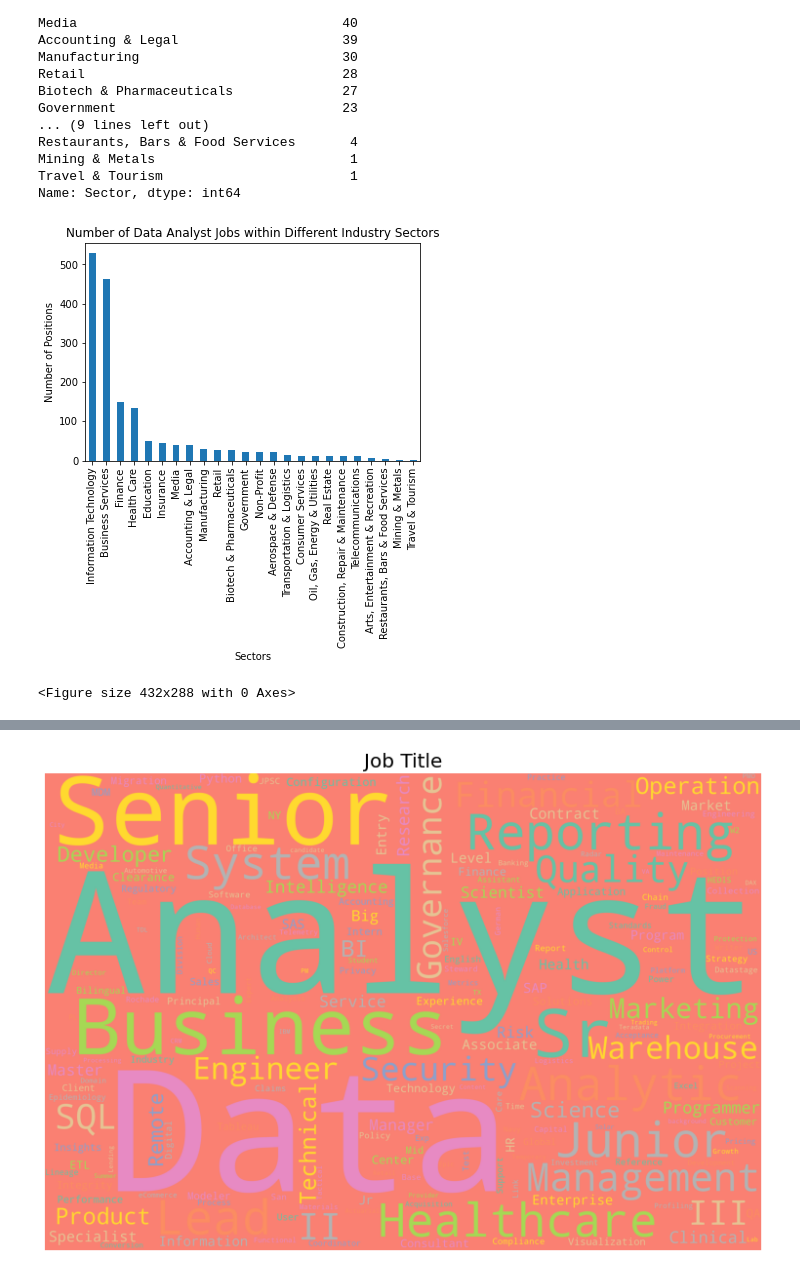
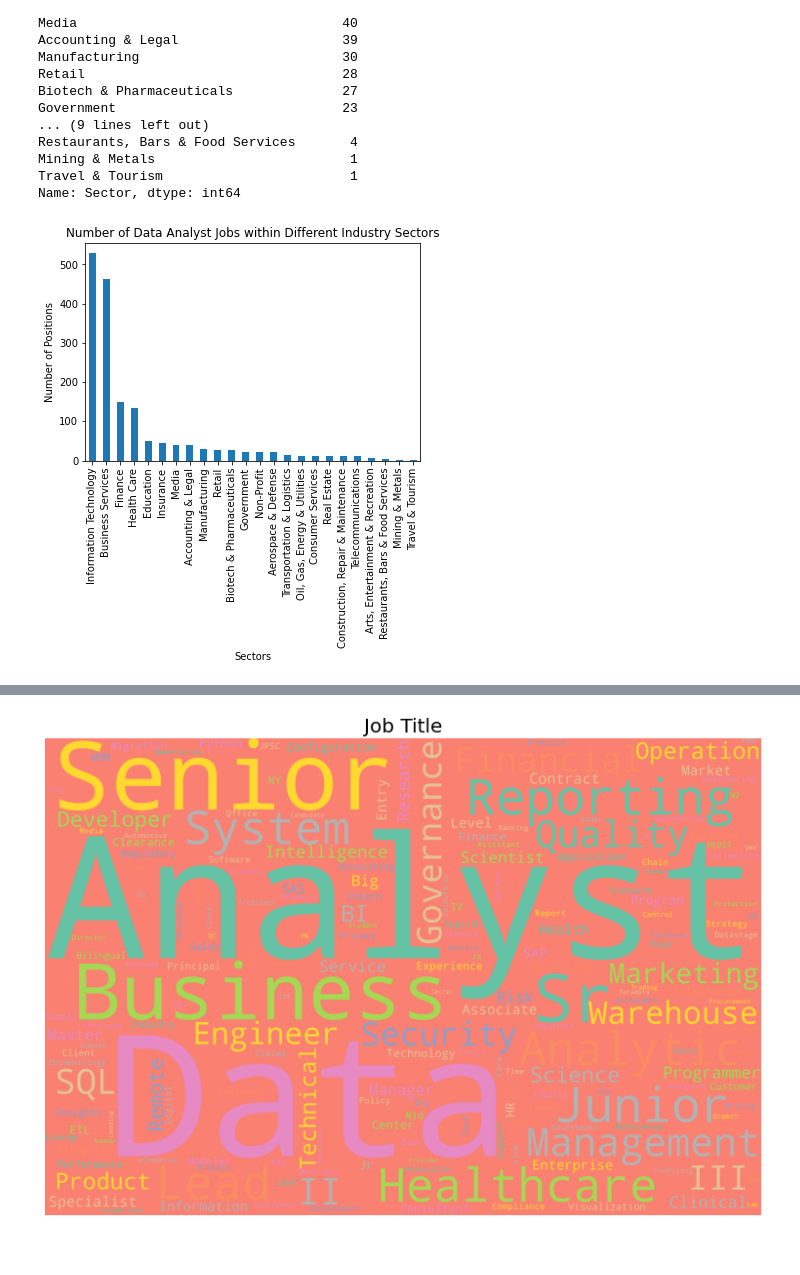
Before and after one commit to blaylockmatt/DataAnalystJobProspects, a Jupyter notebook: DataAnalystJobs-Monicah.ipynb, the cells around one changed output, grey strips where cells are left out. Saved outputs shown, nothing was run; the diff lists cells and outputs as text; code cells hidden in the pictures.

```diff
--- a/DataAnalystJobs-Monicah.ipynb
+++ b/DataAnalystJobs-Monicah.ipynb
@@ -245,17 +193,13 @@ Name: Sector, dtype: int64
 # %%
 count_sector = sector.plot(kind='bar')
 
 # Set the xlabel and ylabel using class methods
 
 plt.xlabel('Sectors')
 plt.ylabel('Number of Positions')
 plt.title("Number of Data Analyst Jobs within Different Industry Sectors")
 
+plt.savefig('../DataAnalystJobProspects/visualizations/DifferentIndustrySectors.png', bbox_inches="tight")
 plt.show()
-plt.tight_layout()
-
-plt.savefig('../DataAnalystJobProspects/visualizations/DifferentIndustrySectors')
-plt.show()
 # %% [output]
-[figure, old version]
+[figure, new version]
-<Figure size 432x288 with 0 Axes>
```
Also changed, not shown: parts of 25 cells of this notebook, 10 other files.
